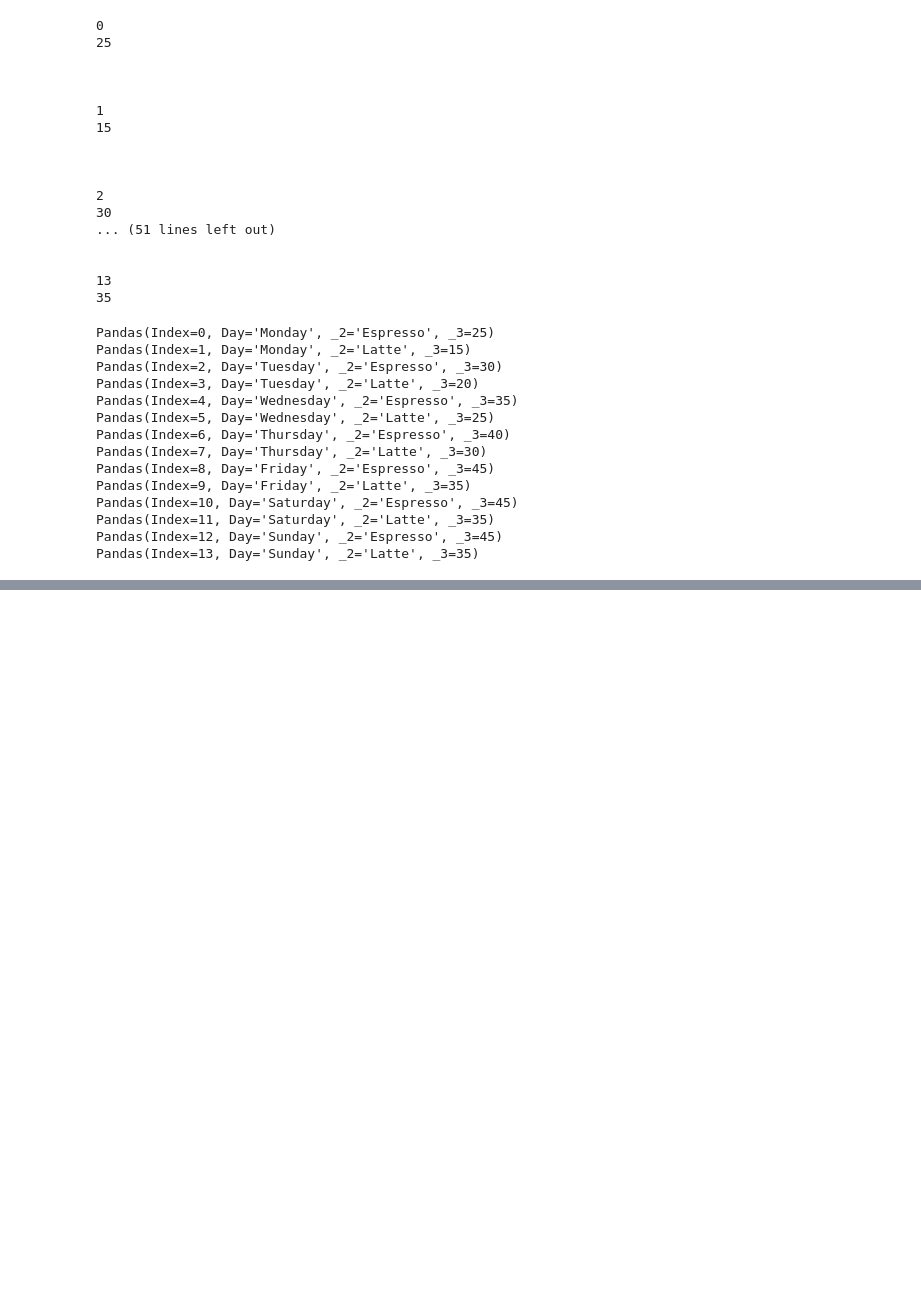
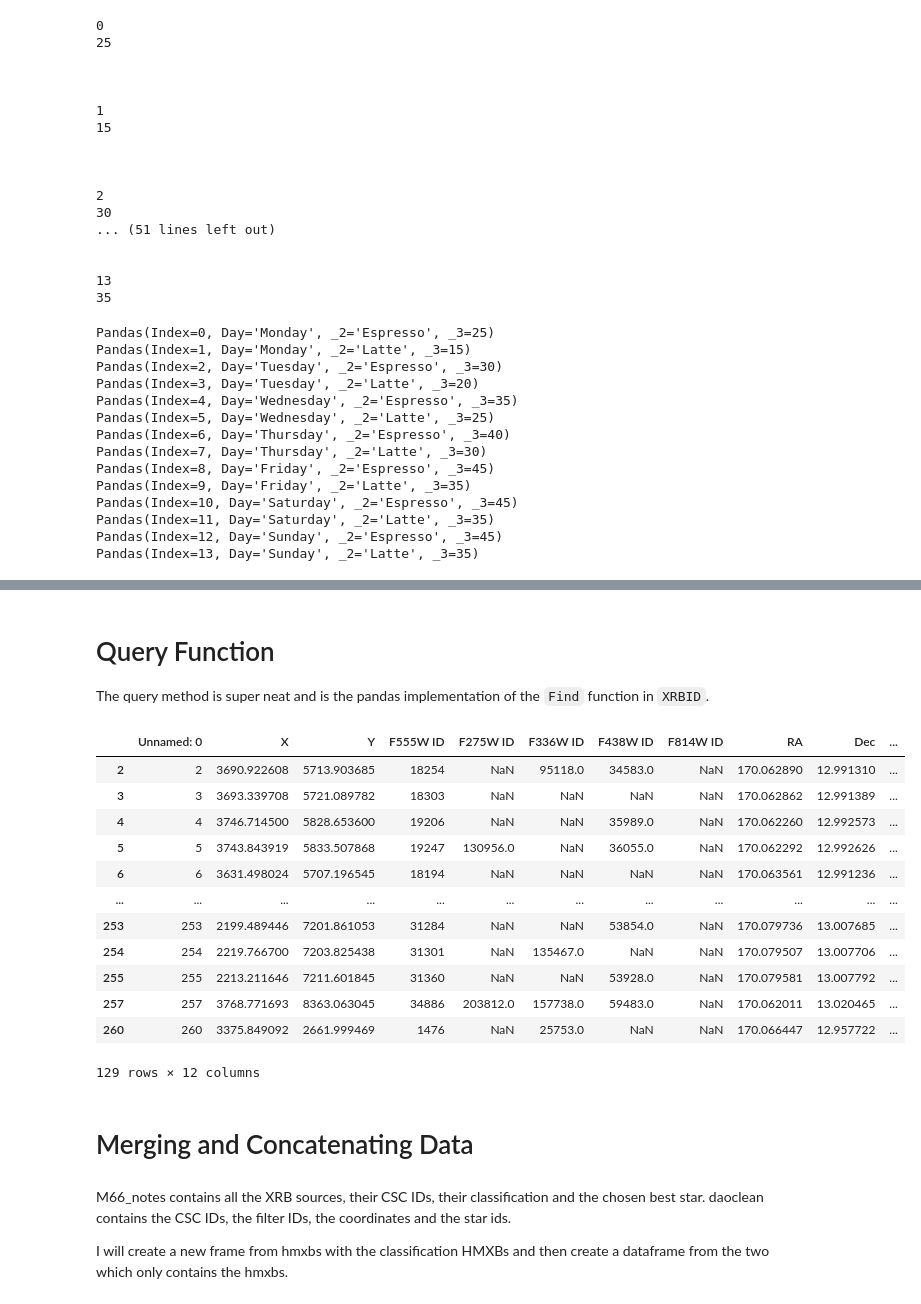
Before and after one commit to devkhullar/Tutorials, a Jupyter notebook: Pandas/Pandas.ipynb, the cells around one changed output, grey strips where cells are left out. Drawn from its saved outputs; the diff is of its cells as text; code cells hidden in the pictures; blank space fills up the shorter version.

```diff
--- a/Pandas/Pandas.ipynb
+++ b/Pandas/Pandas.ipynb
@@ -382,0 +508,28 @@ Pandas(Index=13, Day='Sunday', _2='Latte', _3=35)
+# %% [markdown]
+# Query Function
+
+The query method is super neat and is the pandas implementation of the `Find` function in `XRBID`.
+# %%
+daoclean = pd.read_csv("/Users/undergradstudent/Research/XRB-Analysis/Galaxies/M66/Chandra-HST/M66_daoclean_matches.frame")
+# %%
+# Several use cases of the query method
+daoclean.query('`F814W ID`.notnull()')
+daoclean.query('`CSC ID` != "2CXO J112015.2+125932X" & `CSC ID` != "2CXO J112014.9+125928"')
+daoclean.query('StarID != 1 & StarID != 2 & StarID != 5')
+daoclean.query('`F814W ID`.isnull()')
+# %% [output]
+|  | Unnamed: 0 | X | Y | F555W ID | F275W ID | F336W ID | F438W ID | F814W ID | RA | Dec | ... |
+| 2 | 2 | 3690.922608 | 5713.903685 | 18254 | NaN | 95118.0 | 34583.0 | NaN | 170.062890 | 12.991310 | ... |
+| 3 | 3 | 3693.339708 | 5721.089782 | 18303 | NaN | NaN | NaN | NaN | 170.062862 | 12.991389 | ... |
+| 4 | 4 | 3746.714500 | 5828.653600 | 19206 | NaN | NaN | 35989.0 | NaN | 170.062260 | 12.992573 | ... |
+| 5 | 5 | 3743.843919 | 5833.507868 | 19247 | 130956.0 | NaN | 36055.0 | NaN | 170.062292 | 12.992626 | ... |
+| 6 | 6 | 3631.498024 | 5707.196545 | 18194 | NaN | NaN | NaN | NaN | 170.063561 | 12.991236 | ... |
+| ... | ... | ... | ... | ... | ... | ... | ... | ... | ... | ... | ... |
+| 253 | 253 | 2199.489446 | 7201.861053 | 31284 | NaN | NaN | 53854.0 | NaN | 170.079736 | 13.007685 | ... |
+| 254 | 254 | 2219.766700 | 7203.825438 | 31301 | NaN | 135467.0 | NaN | NaN | 170.079507 | 13.007706 | ... |
+| 255 | 255 | 2213.211646 | 7211.601845 | 31360 | NaN | NaN | 53928.0 | NaN | 170.079581 | 13.007792 | ... |
+| 257 | 257 | 3768.771693 | 8363.063045 | 34886 | 203812.0 | 157738.0 | 59483.0 | NaN | 170.062011 | 13.020465 | ... |
+| 260 | 260 | 3375.849092 | 2661.999469 | 1476 | NaN | 25753.0 | NaN | NaN | 170.066447 | 12.957722 | ... |
+129 rows × 12 columns
+# %% [markdown]
+# Merging and Concatenating Data
@@ -382,0 +542,4 @@ Pandas(Index=13, Day='Sunday', _2='Latte', _3=35)
+# %% [markdown]
+M66_notes contains all the XRB sources, their CSC IDs, their classification and the chosen best star. daoclean contains the CSC IDs, the filter IDs, the coordinates and the star ids.
+
+I will create a new frame from hmxbs with the classification HMXBs and then create a dataframe from the two which only contains the hmxbs.
```
Also changed, not shown: parts of 19 cells of this notebook.
